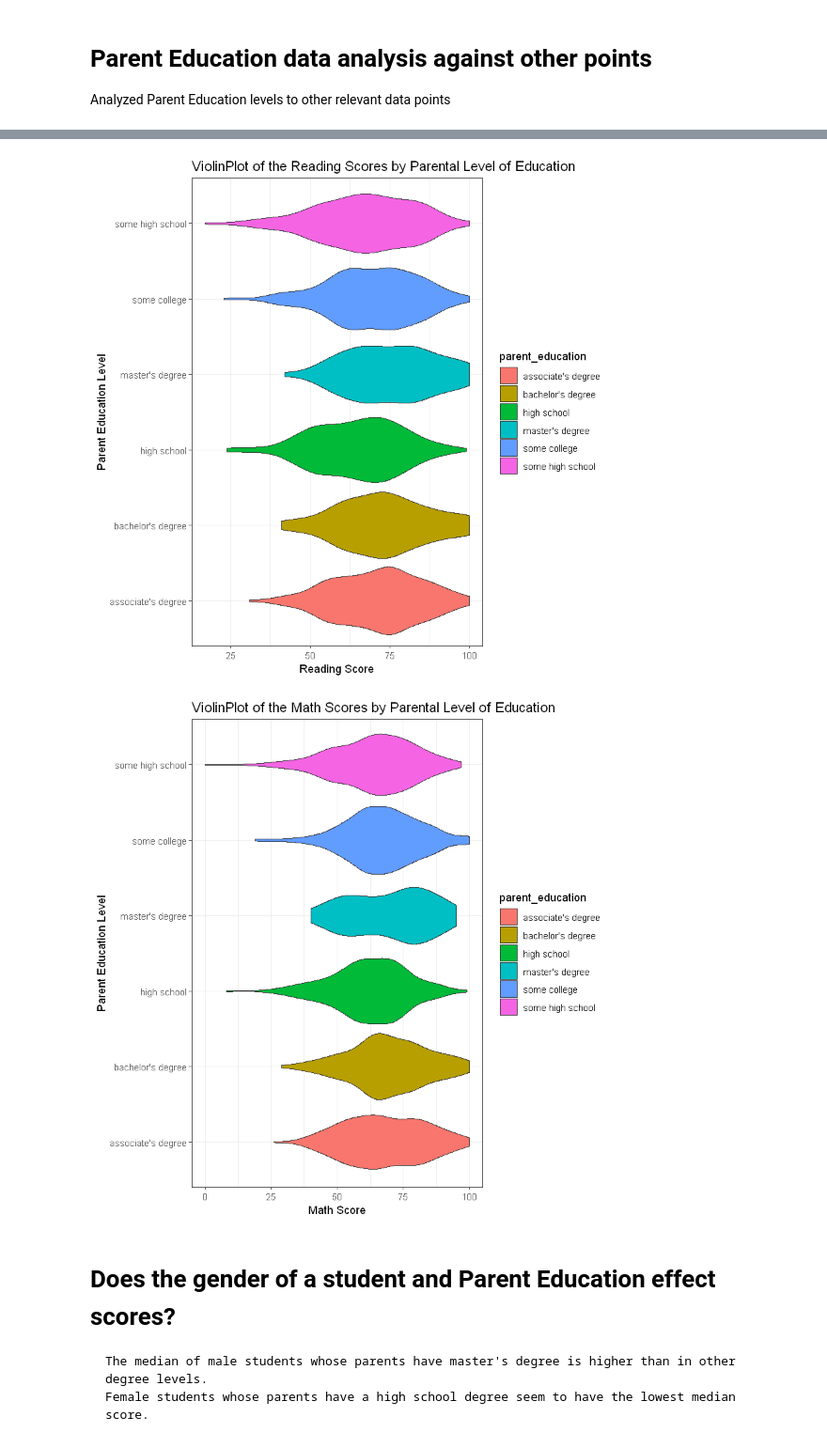
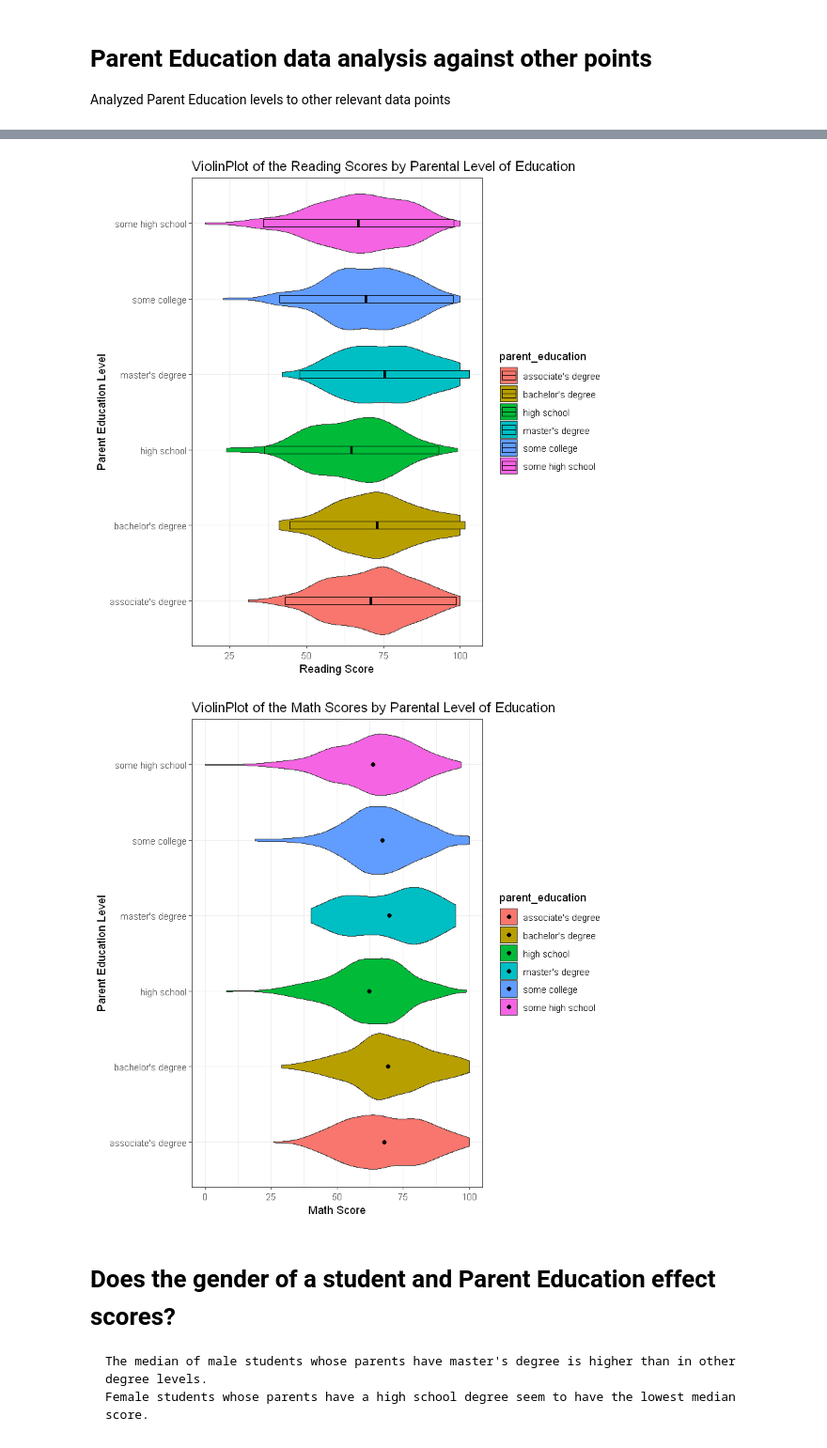
Before and after one commit to summerspj/rproject, a Jupyter notebook: rproject jupyter.ipynb, the cells around one changed output, grey strips where cells are left out. Shown at 94% size. Saved outputs shown, nothing was run; the diff lists cells and outputs as text; code cells hidden in the pictures.

```diff
--- a/rproject jupyter.ipynb
+++ b/rproject jupyter.ipynb
@@ -238,11 +246,14 @@ Signif. codes:  0 '***' 0.001 '**' 0.01 '*' 0.05 '.' 0.1 ' ' 1
 [figure]
 [figure]
 # %%
+# Creating violin plots plotting scores to Parental Level of Education
+
 students %>%
  group_by(parent_education) %>%
  ggplot(aes(x = parent_education, y = writing, fill = parent_education, xlab = "writing", ylab = "parent_education",
   main = "Writing vs Parent Education")) +
    geom_violin()+ coord_flip() + theme_bw()+
+   stat_summary(fun.data="mean_sdl", geom="pointrange") +
    xlab("Parent Education Level") +
  ylab("Writing Score") +
  ggtitle('ViolinPlot of the Writing Scores by Parental Level of Education')
@@ -252,6 +263,7 @@ students %>%
  ggplot(aes(x = parent_education, y = reading, fill = parent_education, xlab = "reading", ylab = "parent_education",
   main = "Reading vs Parent Education")) +
    geom_violin()+ coord_flip() + theme_bw()+
+   stat_summary(fun.data="mean_sdl", geom="crossbar", width=0.1) +
    xlab("Parent Education Level") +
  ylab("Reading Score") +
  ggtitle('ViolinPlot of the Reading Scores by Parental Level of Education')
@@ -261,6 +273,7 @@ students %>%
  ggplot(aes(x = parent_education, y = math, fill = parent_education, xlab = "math", ylab = "parent_education",
   main = "Math vs Parent Education")) +
    geom_violin()+ coord_flip() + theme_bw()+
+   stat_summary(fun.data="mean_sdl", geom="point", width=0.1) +
    xlab("Parent Education Level") +
  ylab("Math Score") +
  ggtitle('ViolinPlot of the Math Scores by Parental Level of Education')
@@ -269,5 +284,5 @@ students %>%
-[figure, old version]
+[figure, new version]
-[figure, old version]
+[figure, new version]
 # %% [markdown]
 # Does the gender of a student and Parent Education effect scores?
 
```
Also changed, not shown: parts of 33 cells of this notebook, 2 other files.
